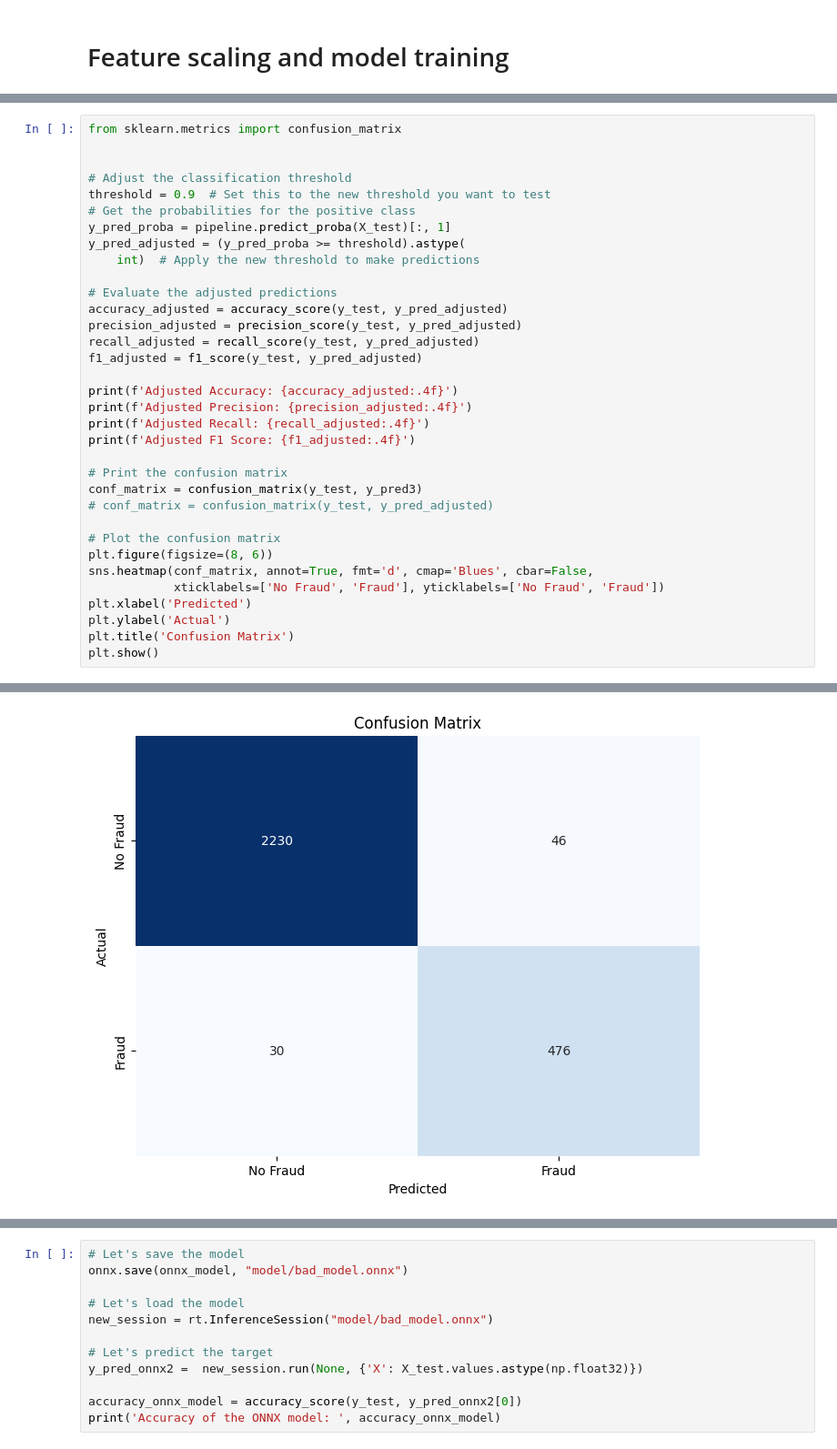
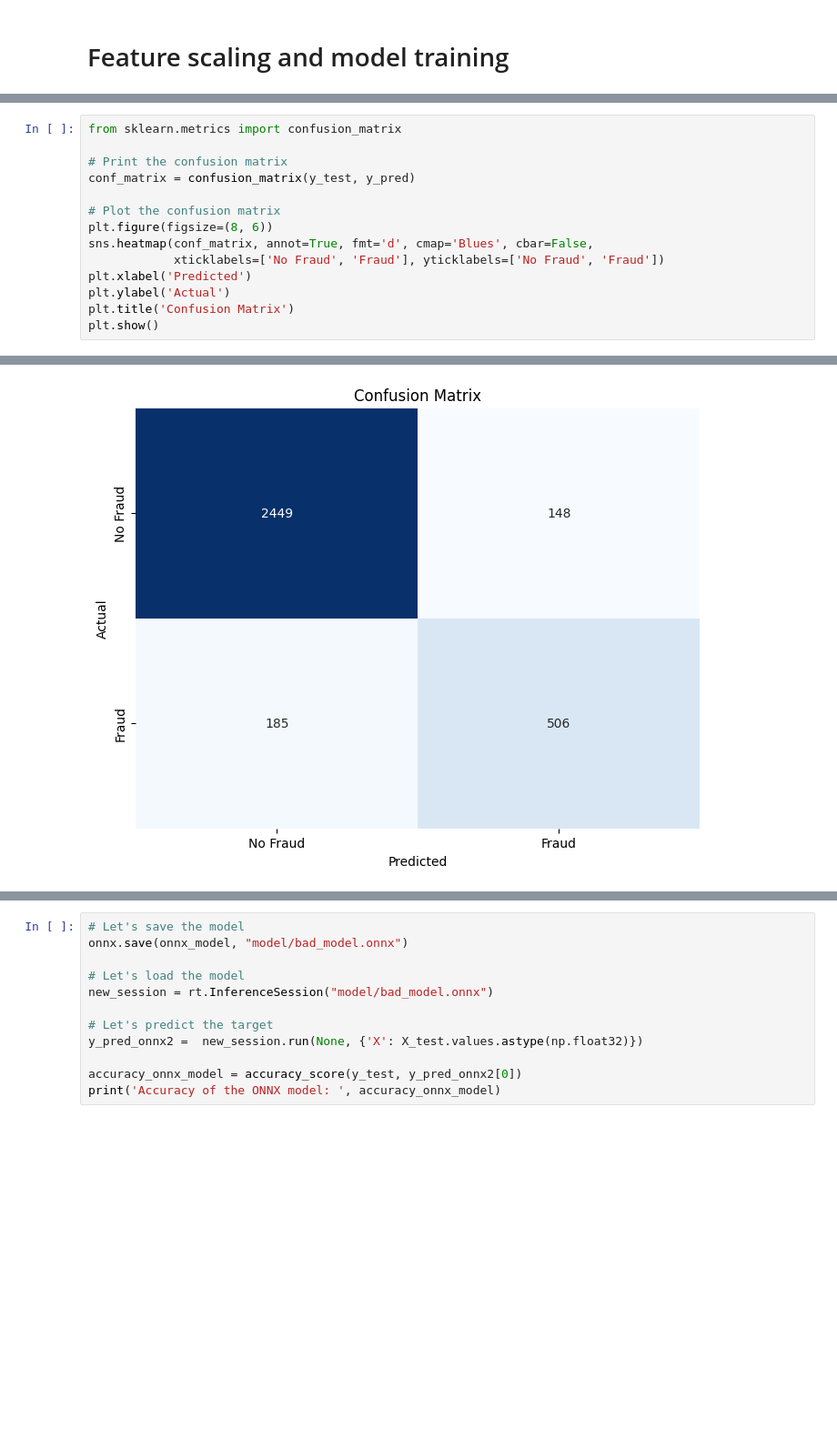
Before and after one commit to danielatoader/AI-validation, a Jupyter notebook: Project/onnx-example-main/bad_model_onyx.ipynb, the cells around one changed output, grey strips where cells are left out. Shown: that part at 91% size. Drawn from its saved outputs; the diff is of its cells as text; blank space fills up the shorter version.

```diff
--- a/Project/onnx-example-main/bad_model_onyx.ipynb
+++ b/Project/onnx-example-main/bad_model_onyx.ipynb
@@ -426,28 +184,8 @@ F1 Score: 0.9272        F1 Score: 0.8045        F1 Score: 0.9261
 # %%
 from sklearn.metrics import confusion_matrix
 
-
-# Adjust the classification threshold
-threshold = 0.9  # Set this to the new threshold you want to test
-# Get the probabilities for the positive class
-y_pred_proba = pipeline.predict_proba(X_test)[:, 1]
-y_pred_adjusted = (y_pred_proba >= threshold).astype(
-    int)  # Apply the new threshold to make predictions
-
-# Evaluate the adjusted predictions
-accuracy_adjusted = accuracy_score(y_test, y_pred_adjusted)
-precision_adjusted = precision_score(y_test, y_pred_adjusted)
-recall_adjusted = recall_score(y_test, y_pred_adjusted)
-f1_adjusted = f1_score(y_test, y_pred_adjusted)
-
-print(f'Adjusted Accuracy: {accuracy_adjusted:.4f}')
-print(f'Adjusted Precision: {precision_adjusted:.4f}')
-print(f'Adjusted Recall: {recall_adjusted:.4f}')
-print(f'Adjusted F1 Score: {f1_adjusted:.4f}')
-
 # Print the confusion matrix
-conf_matrix = confusion_matrix(y_test, y_pred3)
-# conf_matrix = confusion_matrix(y_test, y_pred_adjusted)
+conf_matrix = confusion_matrix(y_test, y_pred)
 
 # Plot the confusion matrix
 plt.figure(figsize=(8, 6))
@@ -465 +199 @@ Adjusted F1 Score: 0.9349
-[figure, old version]
+[figure, new version]
```
Also changed, not shown: parts of 12 cells of this notebook, 2 other files.
